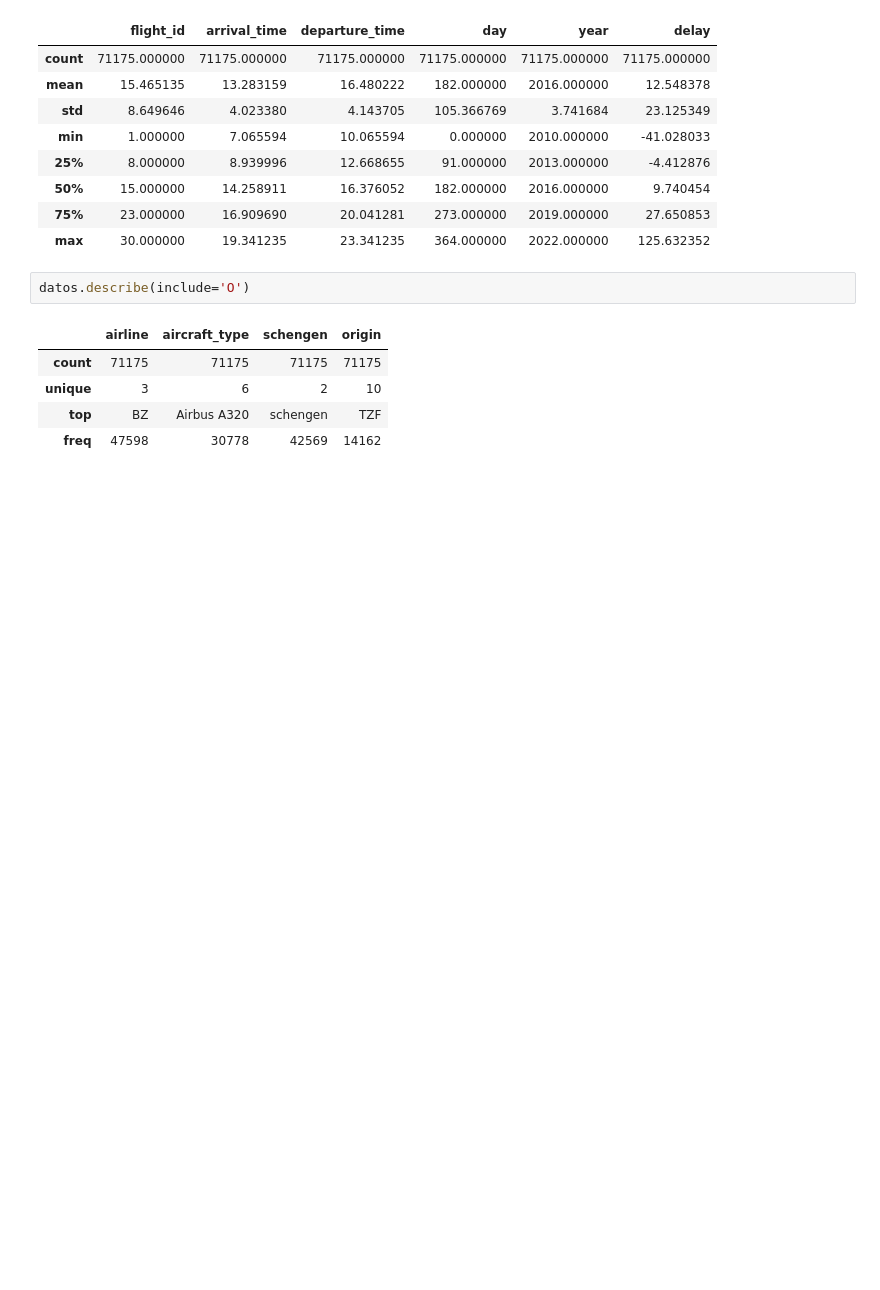
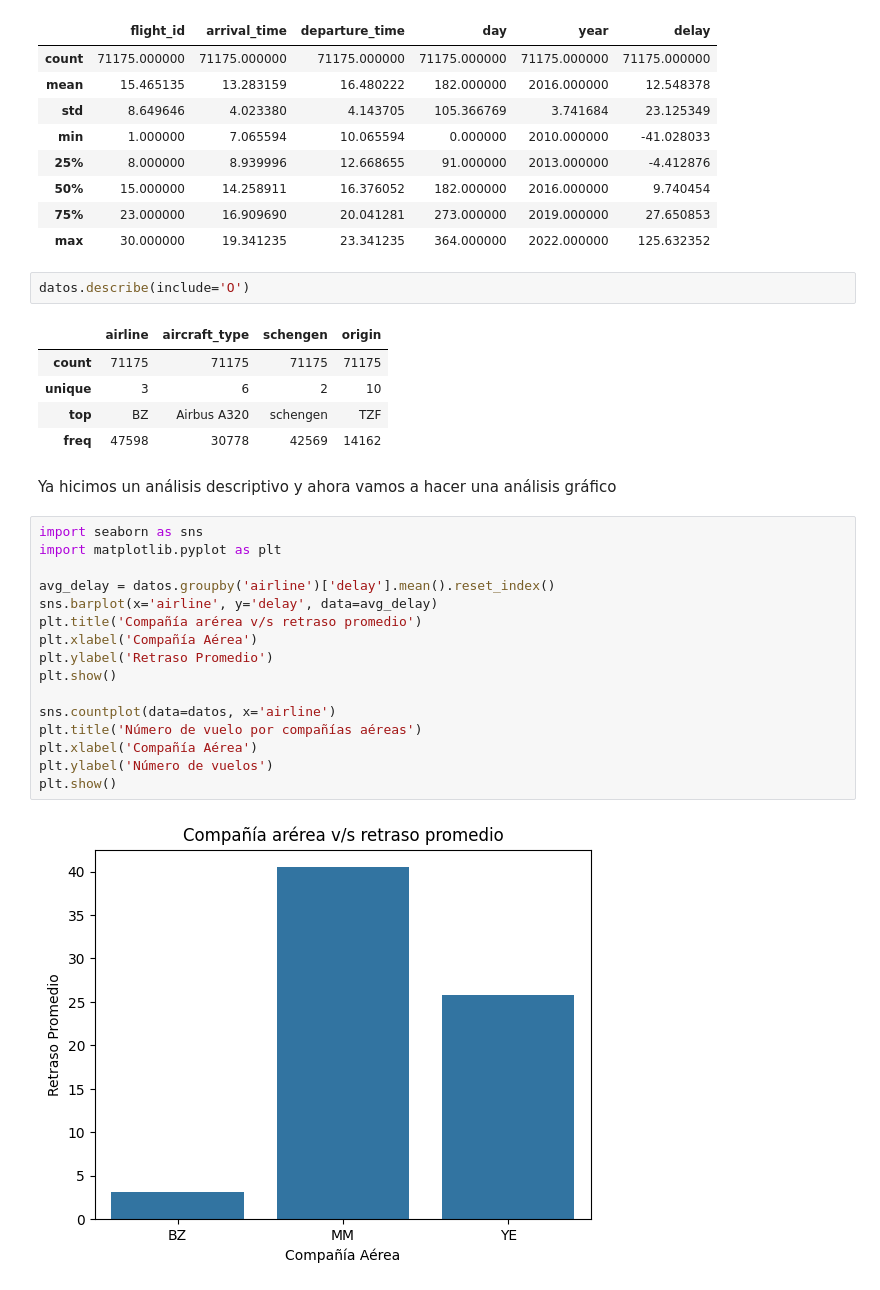
Before and after one commit to Maucho6340/1764-estadistica-con-python-probabilidad-y-muestreo, a Jupyter notebook: optimizacion_aeroportuaria_propio.ipynb, the cells around one changed output. Saved outputs shown, nothing was run; the diff lists cells and outputs as text; blank space fills up the shorter version.

```diff
--- a/optimizacion_aeroportuaria_propio.ipynb
+++ b/optimizacion_aeroportuaria_propio.ipynb
@@ -54,3 +54,23 @@ datos.describe(include='O')
 | unique | 3 | 6 | 2 | 10 |
 | top | BZ | Airbus A320 | schengen | TZF |
 | freq | 47598 | 30778 | 42569 | 14162 |
+# %% [markdown]
+Ya hicimos un análisis descriptivo y ahora vamos a hacer una análisis gráfico
+# %%
+import seaborn as sns
+import matplotlib.pyplot as plt
+
+avg_delay = datos.groupby('airline')['delay'].mean().reset_index()
+sns.barplot(x='airline', y='delay', data=avg_delay)
+plt.title('Compañía arérea v/s retraso promedio')
+plt.xlabel('Compañía Aérea')
+plt.ylabel('Retraso Promedio')
+plt.show()
+
+sns.countplot(data=datos, x='airline')
+plt.title('Número de vuelo por compañías aéreas')
+plt.xlabel('Compañía Aérea')
+plt.ylabel('Número de vuelos')
+plt.show()
+# %% [output]
+[figure, added]
```
Also changed, not shown: parts of 29 cells of this notebook.
